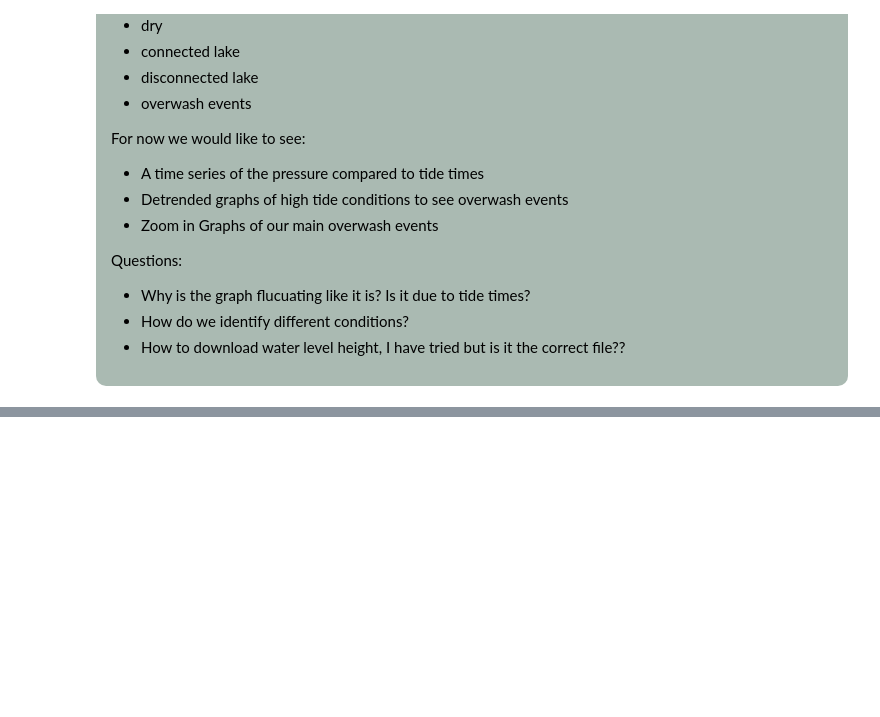
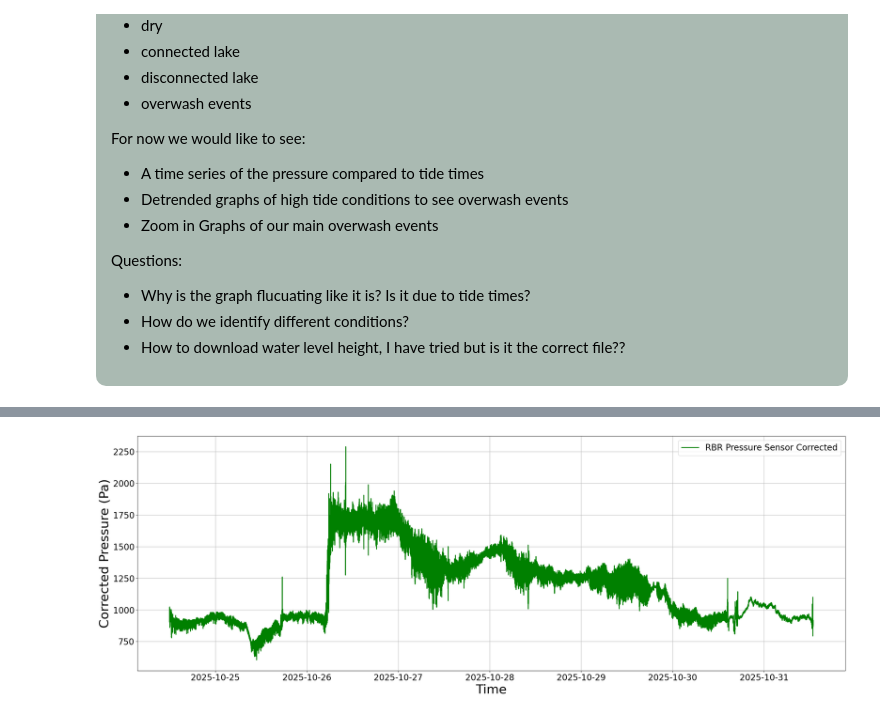
Before and after one commit to tudelftstormtroopers/stormbenjamin, a Jupyter notebook: PS_Lake_Analysis/Pressure_to_Elevation_Clean.ipynb, the cells around one changed output, grey strips where cells are left out. Drawn from its saved outputs; the diff is of its cells as text; code cells hidden in the pictures; blank space fills up the shorter version.

```diff
--- a/PS_Lake_Analysis/Pressure_to_Elevation_Clean.ipynb
+++ b/PS_Lake_Analysis/Pressure_to_Elevation_Clean.ipynb
@@ -655,0 +216,23 @@ data_len 14401 nfft 1024 nBlocks 14
+# %%
+## Correct RBR pressure data for air pressure variations
+
+# Interpolate air pressure data to RBR time vector
+f_interp = interp1d(pd.to_numeric(air_pressure_raw['time'])/10**9, air_pressure['P'], kind='linear', fill_value='extrapolate')
+air_pressure_interpolated = f_interp(pd.to_numeric(rbr_data['time'])/10**9)
+
+# Correct RBR pressure data for air pressure variations
+pressure_corrected = rbr_data['pressure'] - air_pressure_interpolated
+
+## Plot corrected RBR pressure data
+plt.figure(1,figsize=(30,10))
+plt.plot(rbr_data['time'], pressure_corrected, label='RBR Pressure Sensor Corrected', color='green', linewidth=2)
+plt.xlabel('Time', fontsize=30)
+plt.ylabel('Corrected Pressure (Pa)', fontsize=30)
+plt.xticks(fontsize=20)
+plt.yticks(fontsize=20)
+#plt.xlim([pd.Timestamp("2025-10-26 05:15:00"), pd.Timestamp("2025-10-26 06:30:00")]) # Set time window
+plt.legend(fontsize=20)
+plt.grid()
+plt.show()
+# %% [output]
+[figure, added]
```
Also changed, not shown: parts of 31 cells of this notebook, 1 other file.
